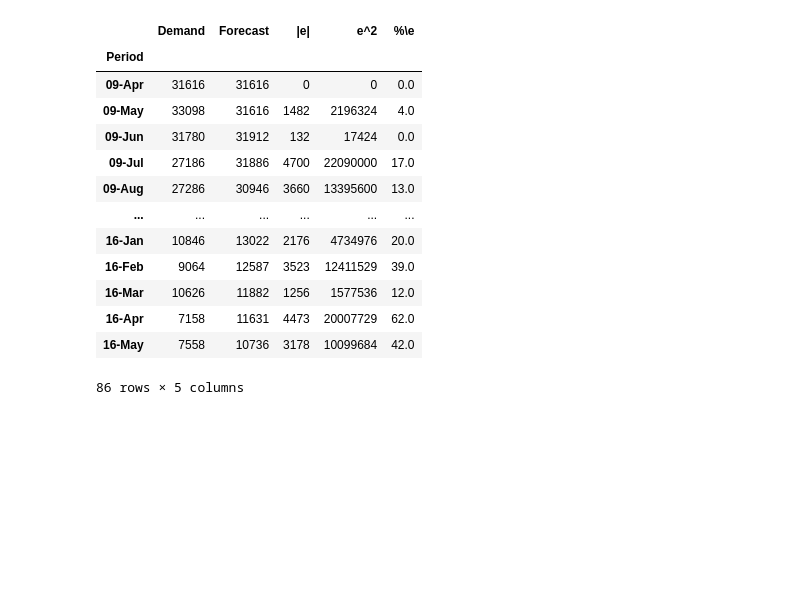
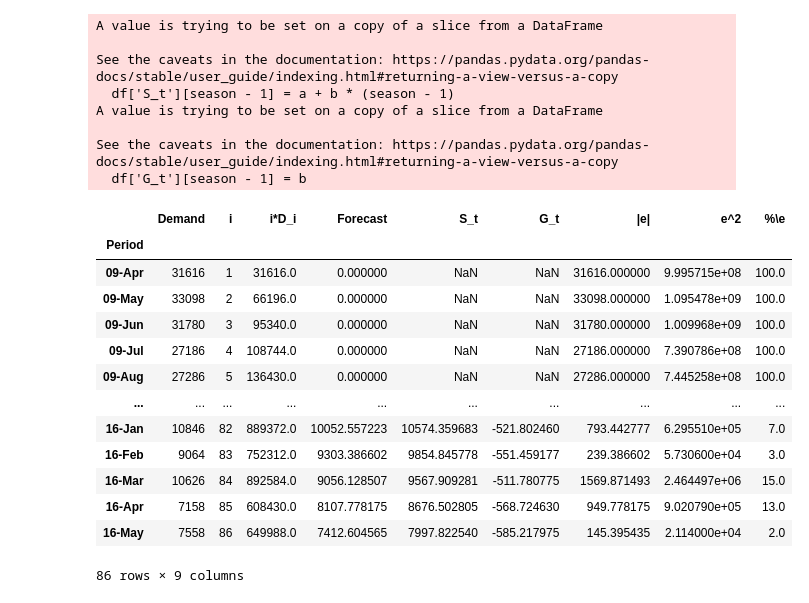
Before and after one commit to joesakkab/Forecasting, a Jupyter notebook: BackEnd/plot.ipynb, the cells around one changed output. Drawn from its saved outputs; the diff is of its cells as text; code cells hidden in the pictures; blank space fills up the shorter version.

```diff
--- a/BackEnd/plot.ipynb
+++ b/BackEnd/plot.ipynb
@@ -5,25 +5,34 @@ sample_data = "Sample-Data.csv"
 # %%
 df = pd.read_csv(sample_data, index_col="Period")
 # run("Moving Average", df, n = 9)
 # run("Regression", df)
-run("Exponential Smoothing", df, alpha = 0.2)
+# run("Exponential Smoothing", df, column_name="Forecast", alpha = 0.2, start = 0)
+run("Holts Method", df, alpha = 0.2, beta = 0.15, season=21)
 df = pd.read_csv('out.csv', index_col="Period")
 df
 # %% [output]
+A value is trying to be set on a copy of a slice from a DataFrame
+
+See the caveats in the documentation: https://pandas.pydata.org/pandas-docs/stable/user_guide/indexing.html#returning-a-view-versus-a-copy
+  df['S_t'][season - 1] = a + b * (season - 1)
+A value is trying to be set on a copy of a slice from a DataFrame
+
+See the caveats in the documentation: https://pandas.pydata.org/pandas-docs/stable/user_guide/indexing.html#returning-a-view-versus-a-copy
+  df['G_t'][season - 1] = b
-|  | Demand | Forecast | |e| | e^2 | %\e |
-| Period |  |  |  |  |  |
-| 09-Apr | 31616 | 31616 | 0 | 0 | 0.0 |
-| 09-May | 33098 | 31616 | 1482 | 2196324 | 4.0 |
-| 09-Jun | 31780 | 31912 | 132 | 17424 | 0.0 |
-| 09-Jul | 27186 | 31886 | 4700 | 22090000 | 17.0 |
-| 09-Aug | 27286 | 30946 | 3660 | 13395600 | 13.0 |
-| ... | ... | ... | ... | ... | ... |
-| 16-Jan | 10846 | 13022 | 2176 | 4734976 | 20.0 |
-| 16-Feb | 9064 | 12587 | 3523 | 12411529 | 39.0 |
-| 16-Mar | 10626 | 11882 | 1256 | 1577536 | 12.0 |
-| 16-Apr | 7158 | 11631 | 4473 | 20007729 | 62.0 |
-| 16-May | 7558 | 10736 | 3178 | 10099684 | 42.0 |
+|  | Demand | i | i*D_i | Forecast | S_t | G_t | |e| | e^2 | %\e |
+| Period |  |  |  |  |  |  |  |  |  |
+| 09-Apr | 31616 | 1 | 31616.0 | 0.000000 | NaN | NaN | 31616.000000 | 9.995715e+08 | 100.0 |
+| 09-May | 33098 | 2 | 66196.0 | 0.000000 | NaN | NaN | 33098.000000 | 1.095478e+09 | 100.0 |
+| 09-Jun | 31780 | 3 | 95340.0 | 0.000000 | NaN | NaN | 31780.000000 | 1.009968e+09 | 100.0 |
+| 09-Jul | 27186 | 4 | 108744.0 | 0.000000 | NaN | NaN | 27186.000000 | 7.390786e+08 | 100.0 |
+| 09-Aug | 27286 | 5 | 136430.0 | 0.000000 | NaN | NaN | 27286.000000 | 7.445258e+08 | 100.0 |
+| ... | ... | ... | ... | ... | ... | ... | ... | ... | ... |
+| 16-Jan | 10846 | 82 | 889372.0 | 10052.557223 | 10574.359683 | -521.802460 | 793.442777 | 6.295510e+05 | 7.0 |
+| 16-Feb | 9064 | 83 | 752312.0 | 9303.386602 | 9854.845778 | -551.459177 | 239.386602 | 5.730600e+04 | 3.0 |
+| 16-Mar | 10626 | 84 | 892584.0 | 9056.128507 | 9567.909281 | -511.780775 | 1569.871493 | 2.464497e+06 | 15.0 |
+| 16-Apr | 7158 | 85 | 608430.0 | 8107.778175 | 8676.502805 | -568.724630 | 949.778175 | 9.020790e+05 | 13.0 |
+| 16-May | 7558 | 86 | 649988.0 | 7412.604565 | 7997.822540 | -585.217975 | 145.395435 | 2.114000e+04 | 2.0 |
-86 rows × 5 columns
+86 rows × 9 columns
 # %%
 lines = df.plot.line(y=['Demand', 'Forecast'])
 # %% [output]
```
Also changed, not shown: parts of 2 cells of this notebook, 5 other files.
